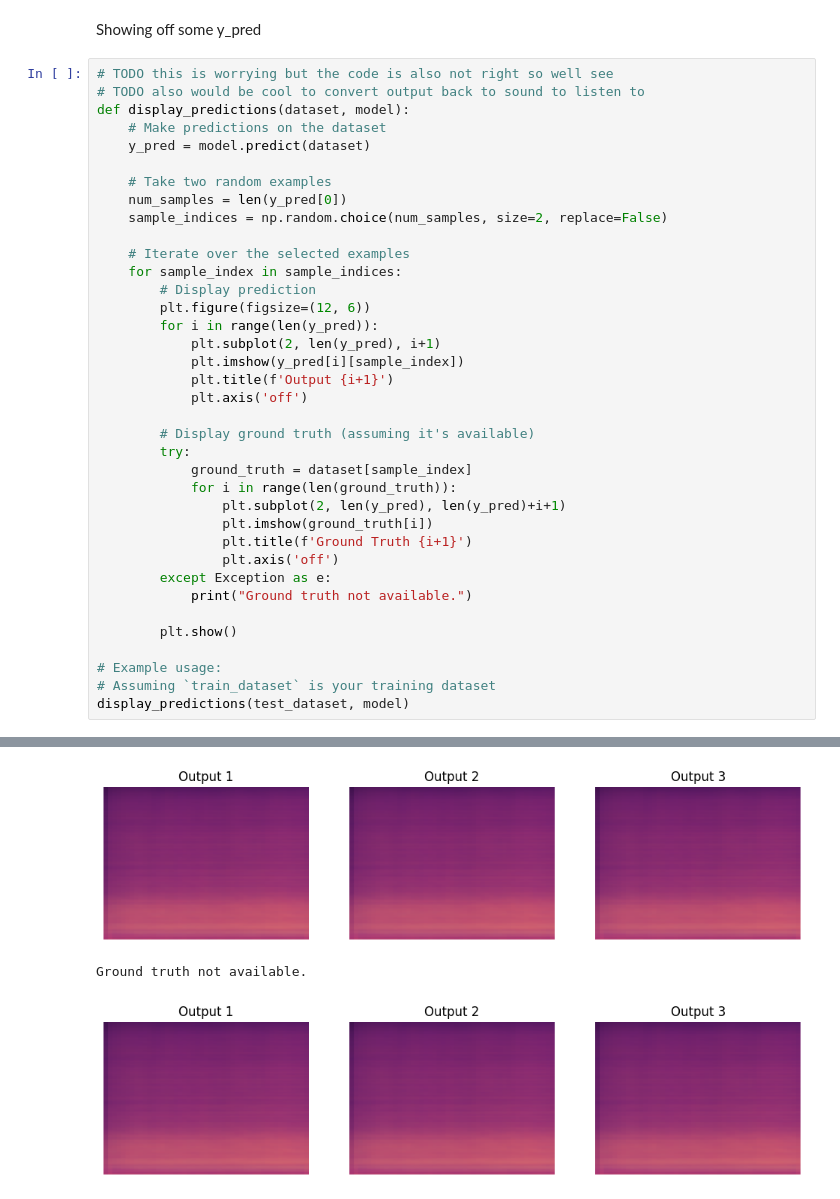
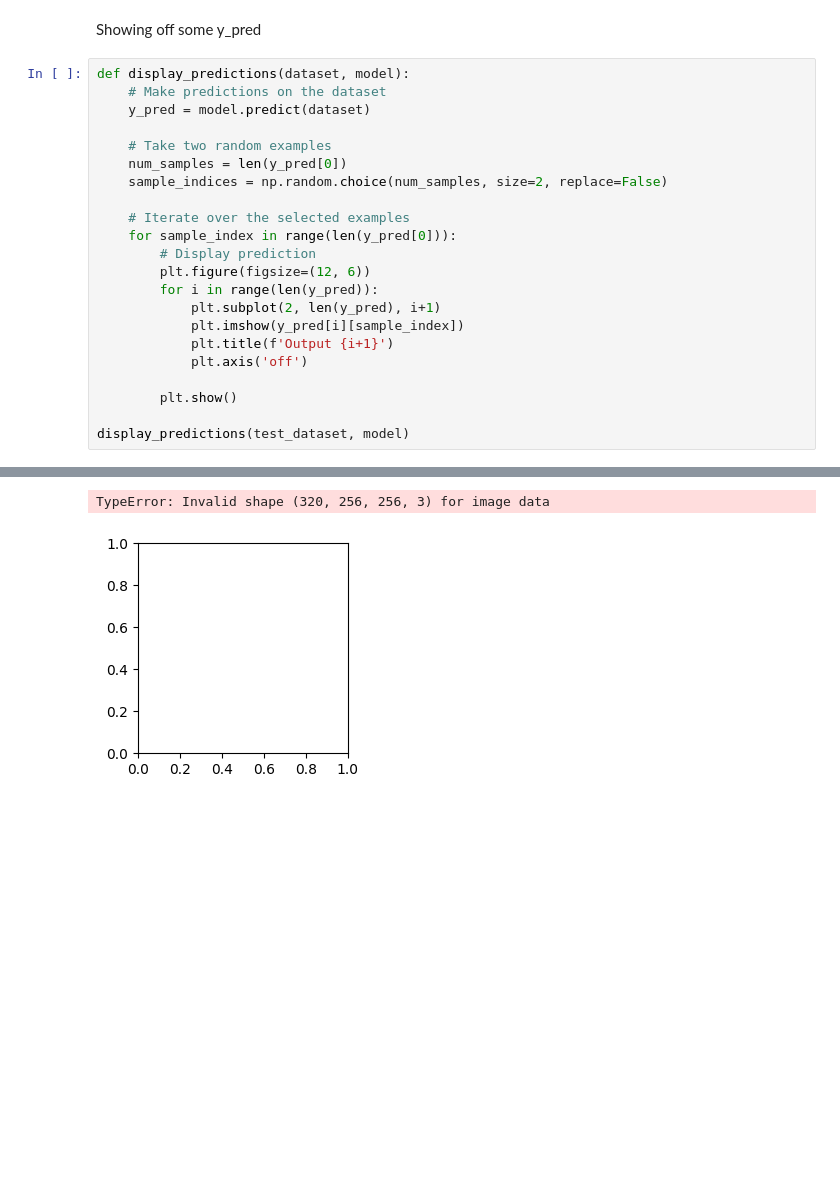
Before and after one commit to mvirgin/575subsectionSoundSep, a Jupyter notebook: cnn.ipynb, the cells around one changed output, grey strips where cells are left out. Saved outputs shown, nothing was run; the diff lists cells and outputs as text; blank space fills up the shorter version.

```diff
--- a/cnn.ipynb
+++ b/cnn.ipynb
@@ -349,8 +492,6 @@ Fine tuning
 # %% [markdown]
 Showing off some y_pred
 # %%
-# TODO this is worrying but the code is also not right so well see
-# TODO also would be cool to convert output back to sound to listen to
 def display_predictions(dataset, model):
     # Make predictions on the dataset
     y_pred = model.predict(dataset)
@@ -360,7 +501,7 @@ def display_predictions(dataset, model):
     sample_indices = np.random.choice(num_samples, size=2, replace=False)
 
     # Iterate over the selected examples
-    for sample_index in sample_indices:
+    for sample_index in range(len(y_pred[0])):
         # Display prediction
         plt.figure(figsize=(12, 6))
         for i in range(len(y_pred)):
@@ -369,20 +510,7 @@ def display_predictions(dataset, model):
             plt.title(f'Output {i+1}')
             plt.axis('off')
 
-        # Display ground truth (assuming it's available)
-        try:
-            ground_truth = dataset[sample_index]
-            for i in range(len(ground_truth)):
-                plt.subplot(2, len(y_pred), len(y_pred)+i+1)
-                plt.imshow(ground_truth[i])
-                plt.title(f'Ground Truth {i+1}')
-                plt.axis('off')
-        except Exception as e:
-            print("Ground truth not available.")
-
         plt.show()
 
-# Example usage:
-# Assuming `train_dataset` is your training dataset
 display_predictions(test_dataset, model)
 # %% [output]
@@ -391,3 +518,2 @@ Ground truth not available.
+TypeError: Invalid shape (320, 256, 256, 3) for image data
-[figure, old version]
+[figure, new version]
-Ground truth not available.
-[figure, removed]
```
Also changed, not shown: parts of 12 cells of this notebook, 2 other files.
